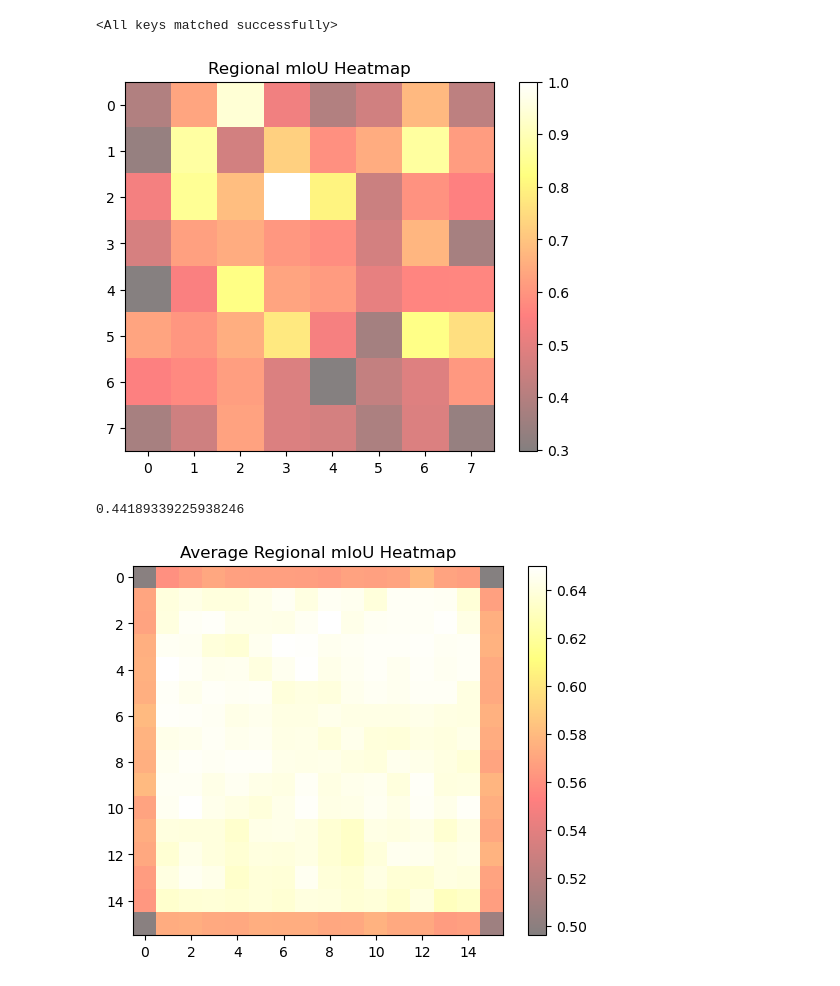
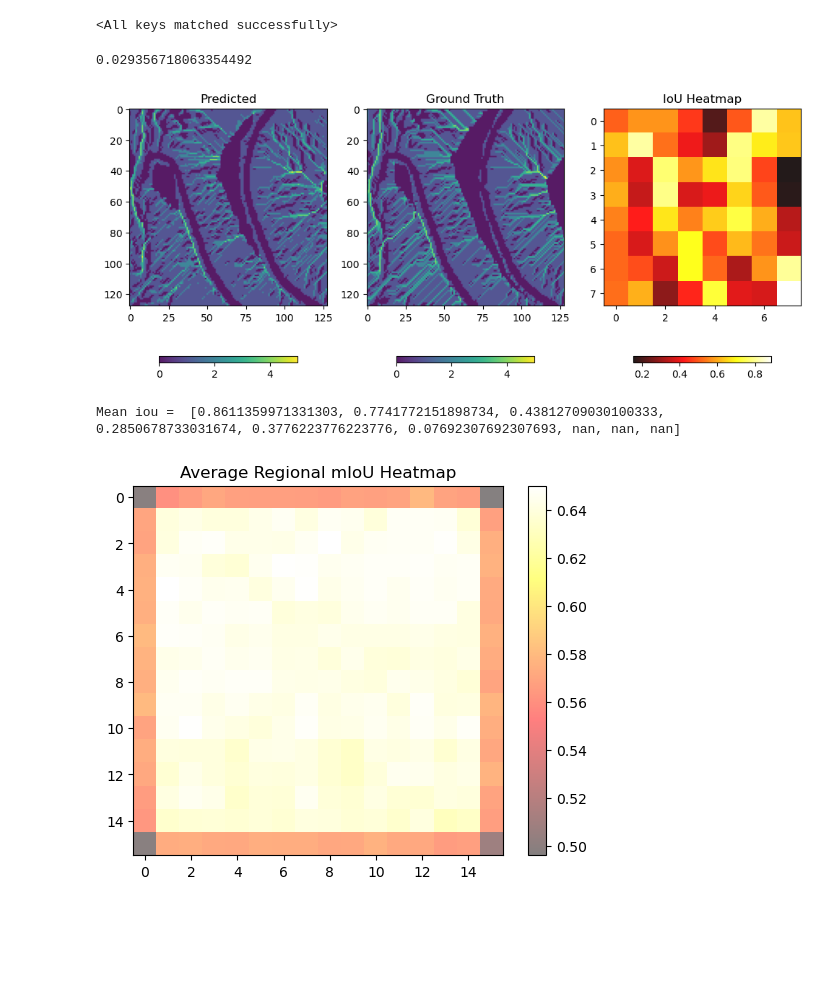
Before and after one commit to SMATousi/dem2so, a Jupyter notebook: New_Metric_Test.ipynb, the cells around one changed output. Cells and saved outputs as stored; diff of their text form; code cells hidden in the pictures; blank space fills up the shorter version.

```diff
--- a/New_Metric_Test.ipynb
+++ b/New_Metric_Test.ipynb
@@ -245,27 +290,56 @@ val_iter = iter(val_loader)
 # %%
 import time
 
 batch = next(val_iter)
 dem = batch['DEM'].to(device)
 so = batch['SO'].to(device)
 rgbs = [batch['RGB'][k].to(device) for k in range(6)]
 
 start = time.time()
 val_outputs = model(dem, rgbs)
 end = time.time()
 
+print(end - start)
 loss = criterion(val_outputs, so)
 
-present_iou_list, iou = mIOU(so, val_outputs)
-present_iou_list_tol, valid_iou_scores, iou_tol = mIOU_with_tolerance(so, val_outputs)
+iou_list, present_iou_list, iou = mIOU(so, val_outputs)
+iou_list_tol, present_iou_list_tol, valid_iou_scores, iou_tol = mIOU_with_tolerance(so, val_outputs)
 present_iou_list_norm, iou_norm = normalize_and_discretize_for_mIoU(so, val_outputs)
-regionalize_and_visualize_mIoU(so, val_outputs, num_classes=9, grid_size=(8, 8), mIOU_fn=mIOU)
+iou_list_tt, present_iou_list_tt, iou_tt = mIOU_with_true_toleramce(so, val_outputs)
+heatmap = regionalize_and_visualize_mIoU(so, val_outputs, num_classes=9, grid_size=(8, 8), mIOU_fn=mIOU)
+
+pred = F.softmax(val_outputs, dim=1)
+pred = torch.argmax(pred, dim=1).squeeze(1)
+
+fig, (ax1, ax2, ax3) = plt.subplots(1, 3, figsize=(12, 6))
+
+# Plot for predicted
+im1 = ax1.imshow(pred.cpu().numpy().squeeze(), alpha=0.9)
+ax1.set_title("Predicted")
+fig.colorbar(im1, ax=ax1, orientation='horizontal', shrink=0.7)
+
+# Plot for ground truth
+im2 = ax2.imshow(so.cpu().numpy().squeeze(), alpha=0.9)
+ax2.set_title("Ground Truth")
+fig.colorbar(im2, ax=ax2, orientation='horizontal', shrink=0.7)
+
+im3 = ax3.imshow(heatmap, cmap='hot', alpha=0.9)
+ax3.set_title("IoU Heatmap")
+fig.colorbar(im3, ax=ax3, orientation='horizontal', shrink=0.7)
+
+plt.show()
+
+# plt.imshow(heatmap, cmap='hot', alpha=0.5)
+# plt.colorbar()
+# plt.title("Regional mIoU Heatmap")
+# plt.show()
 # %% [output]
+0.029356718063354492
-[figure, old version]
+[figure, new version]
 # %%
-iou
+print("Mean iou = ", iou_list_tt)
 # %% [output]
-0.44189339225938246
+Mean iou =  [0.8611359971331303, 0.7741772151898734, 0.43812709030100333, 0.2850678733031674, 0.3776223776223776, 0.07692307692307693, nan, nan, nan]
 # %%
 def compute_heatmap_for_batch(label, pred, num_classes=9, grid_size=(8, 8), mIOU_fn=mIOU):
     height, width = label.shape[-2:]
```
Also changed, not shown: parts of 8 cells of this notebook, 1 other file.
